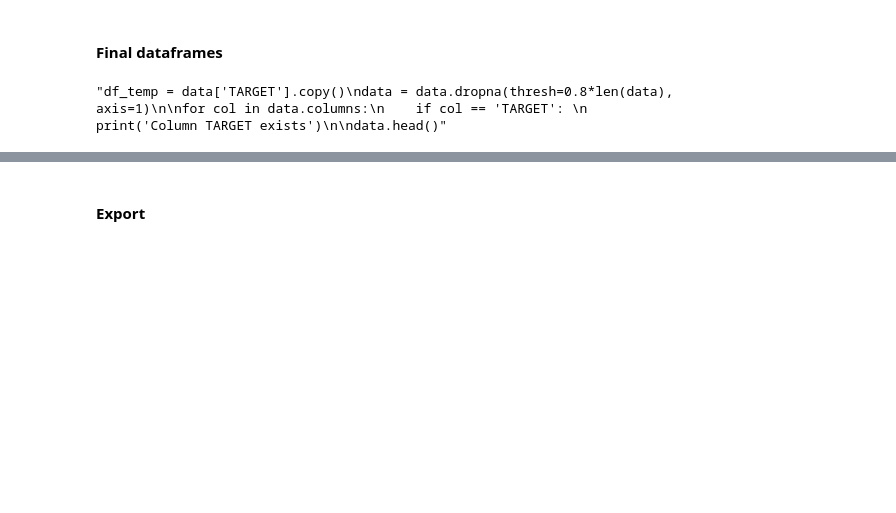
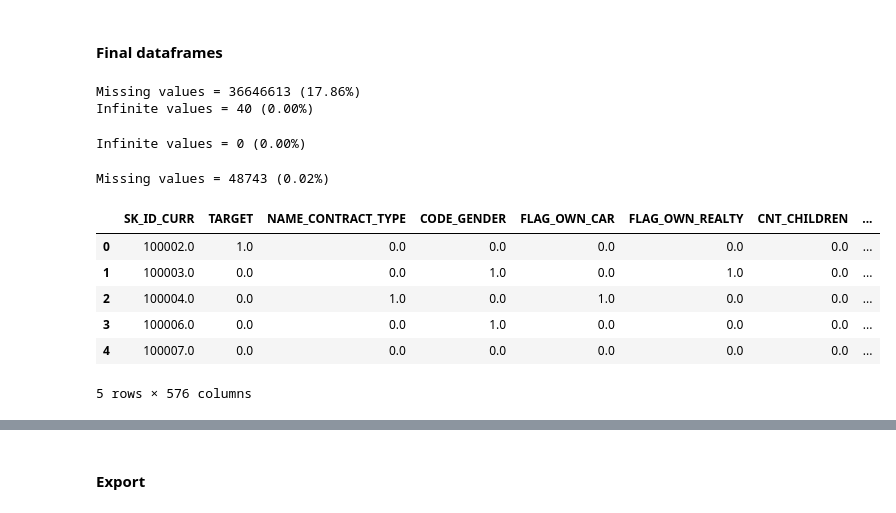
Before and after one commit to feliplim/credit-scoring, a Jupyter notebook: notebooks/2-feature-engineering.ipynb, the cells around one changed output, grey strips where cells are left out. Cells and saved outputs as stored; diff of their text form; code cells hidden in the pictures; blank space fills up the shorter version.

```diff
--- a/notebooks/2-feature-engineering.ipynb
+++ b/notebooks/2-feature-engineering.ipynb
@@ -790,18 +755,58 @@ Data size after dropping: (356249, 576)
 5 rows × 576 columns
 # %% [markdown]
 #### Final dataframes
-# %%
-# Delete columns with more than 20% of missing values
-"""df_temp = data['TARGET'].copy()
-data = data.dropna(thresh=0.8*len(data), axis=1)
-
-for col in data.columns:
-    if col == 'TARGET':
-        print('Column TARGET exists')
-
-data.head()"""
-# %% [output]
-"df_temp = data['TARGET'].copy()\ndata = data.dropna(thresh=0.8*len(data), axis=1)\n\nfor col in data.columns:\n    if col == 'TARGET': \n        print('Column TARGET exists')\n\ndata.head()"
+# %%
+# Check missing values
+nan_values = data.isna().sum().sum()
+print('Missing values = {} ({:.2%})'.format(nan_values, nan_values/data.size))
+
+# Check infinite values
+inf_values = data.select_dtypes(include=[np.number]).isin([np.inf, -np.inf]).sum().sum()
+print('Infinite values = {} ({:.2%})'.format(inf_values, inf_values/data.size))
+# %% [output]
+Missing values = 36646613 (17.86%)
+Infinite values = 40 (0.00%)
+# %%
+# Replace infite values
+data = data.replace([np.inf, -np.inf], np.nan)
+
+inf_values = data.select_dtypes(include=[np.number]).isin([np.inf, -np.inf]).sum().sum()
+print('Infinite values = {} ({:.2%})'.format(inf_values, inf_values/data.size))
+# %% [output]
+Infinite values = 0 (0.00%)
+# %%
+# Impute values
+idx = data[[ID]].reset_index(drop=True)
+target = data[[TARGET]].reset_index(drop=True)
+features = data.drop(columns=[ID, TARGET]).reset_index(drop=True)
+features_names = data.drop(columns=[ID, TARGET]).columns.to_list()
+
+# Create imputer
+imp_mean = SimpleImputer(missing_values=np.nan, strategy='median')
+
+# Fit to data
+imp_mean.fit(features)
+
+# Transform data
+features_fill = imp_mean.transform(features)
+features_fill = pd.DataFrame(features_fill, columns=features_names)
+
+# Restore the dataset
+data = pd.concat([idx, target, features_fill], axis=1)
+
+nan_values = data.isna().sum().sum()
+print('Missing values = {} ({:.2%})'.format(nan_values, nan_values/data.size))
+
+data.head()
+# %% [output]
+Missing values = 48743 (0.02%)
+|  | SK_ID_CURR | TARGET | NAME_CONTRACT_TYPE | CODE_GENDER | FLAG_OWN_CAR | FLAG_OWN_REALTY | CNT_CHILDREN | ... |
+| 0 | 100002.0 | 1.0 | 0.0 | 0.0 | 0.0 | 0.0 | 0.0 | ... |
+| 1 | 100003.0 | 0.0 | 0.0 | 1.0 | 0.0 | 1.0 | 0.0 | ... |
+| 2 | 100004.0 | 0.0 | 1.0 | 0.0 | 1.0 | 0.0 | 0.0 | ... |
+| 3 | 100006.0 | 0.0 | 0.0 | 1.0 | 0.0 | 0.0 | 0.0 | ... |
+| 4 | 100007.0 | 0.0 | 0.0 | 0.0 | 0.0 | 0.0 | 0.0 | ... |
+5 rows × 576 columns
 # %%
 # Split dataset
 data_train = data[data[ID].isin(data_application_train[ID])]
```
Also changed, not shown: parts of 10 cells of this notebook, 2 other files.
